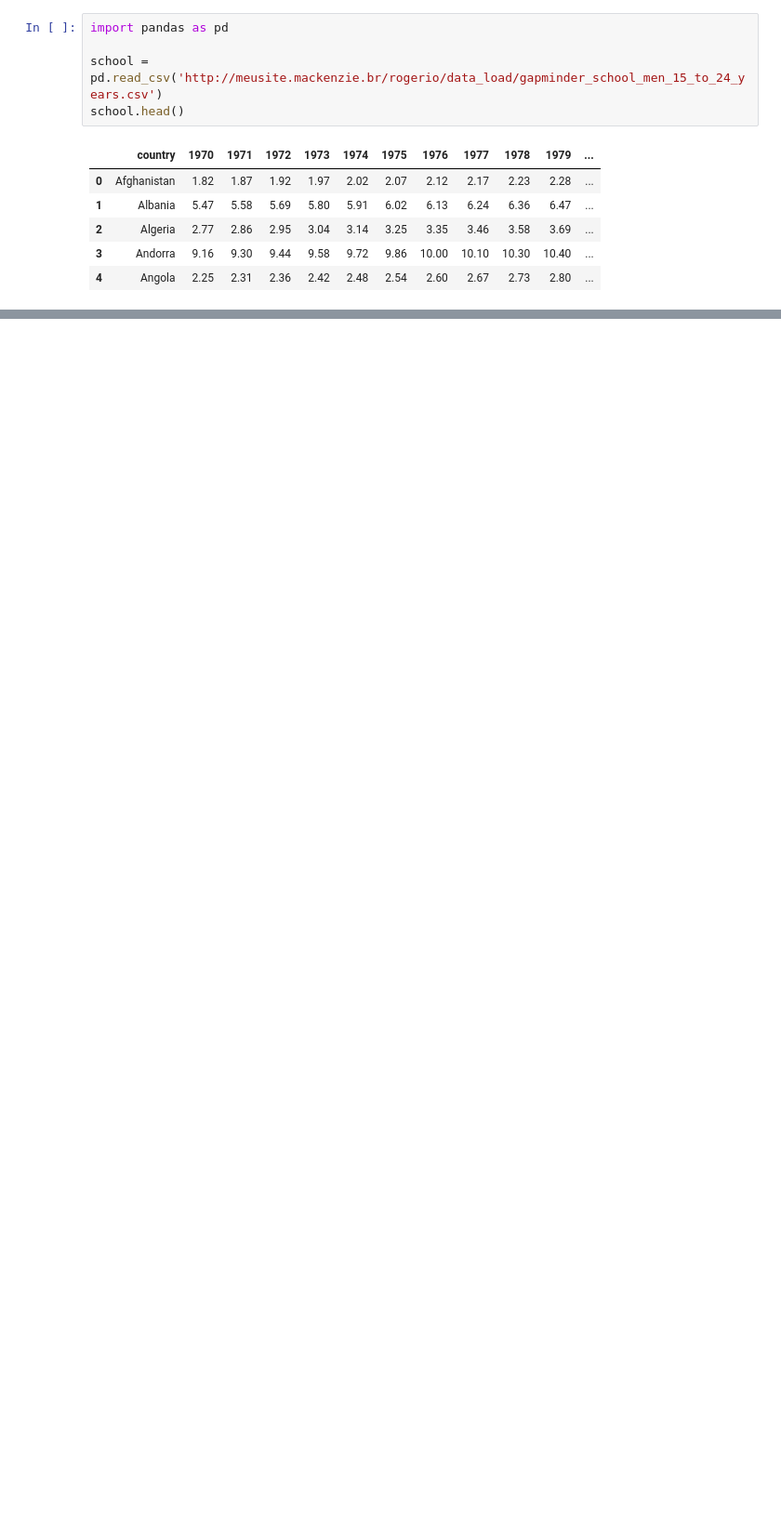
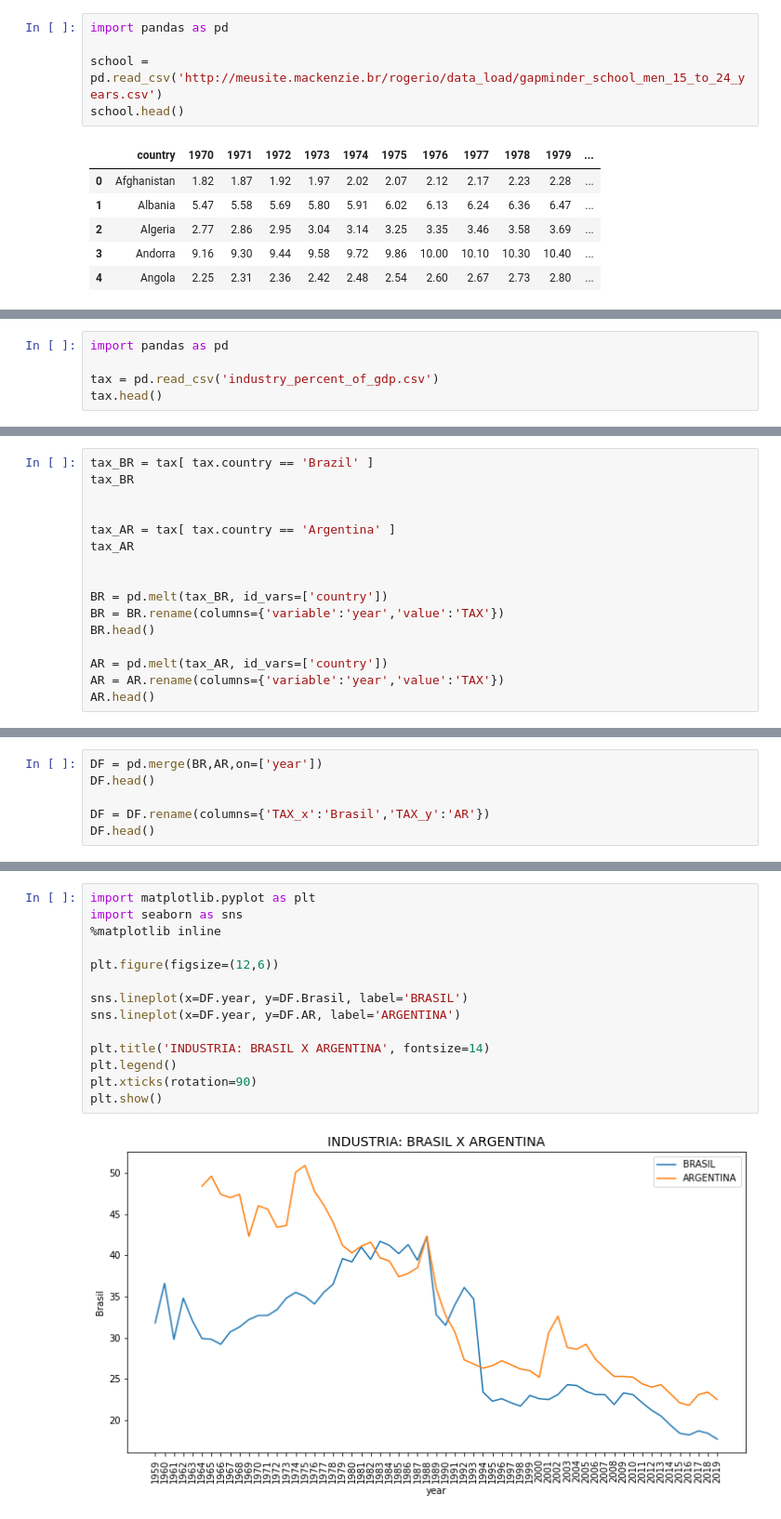
Before and after one commit to smilesrgouveia/Aula, a Jupyter notebook: TarefaTrilha2_PL.ipynb, the cells around one changed output, grey strips where cells are left out. Shown: that part at 93% size. Cells and saved outputs as stored; diff of their text form; blank space fills up the shorter version.

```diff
--- a/TarefaTrilha2_PL.ipynb
+++ b/TarefaTrilha2_PL.ipynb
@@ -17,0 +106,5 @@ school_BR
+# %%
+import pandas as pd
+
+tax = pd.read_csv('industry_percent_of_gdp.csv')
+tax.head()
@@ -17,0 +118,16 @@ school_BR
+# %%
+tax_BR = tax[ tax.country == 'Brazil' ]
+tax_BR
+
+
+tax_AR = tax[ tax.country == 'Argentina' ]
+tax_AR
+
+
+BR = pd.melt(tax_BR, id_vars=['country'])
+BR = BR.rename(columns={'variable':'year','value':'TAX'})
+BR.head()
+
+AR = pd.melt(tax_AR, id_vars=['country'])
+AR = AR.rename(columns={'variable':'year','value':'TAX'})
+AR.head()
@@ -17,0 +141,6 @@ school_BR
+# %%
+DF = pd.merge(BR,AR,on=['year'])
+DF.head()
+
+DF = DF.rename(columns={'TAX_x':'Brasil','TAX_y':'AR'})
+DF.head()
@@ -17,0 +154,16 @@ school_BR
+# %%
+import matplotlib.pyplot as plt
+import seaborn as sns
+%matplotlib inline
+
+plt.figure(figsize=(12,6))
+
+sns.lineplot(x=DF.year, y=DF.Brasil, label='BRASIL')
+sns.lineplot(x=DF.year, y=DF.AR, label='ARGENTINA')
+
+plt.title('INDUSTRIA: BRASIL X ARGENTINA', fontsize=14)
+plt.legend()
+plt.xticks(rotation=90)
+plt.show()
+# %% [output]
+[figure, added]
```
Also changed, not shown: parts of 15 cells of this notebook.
